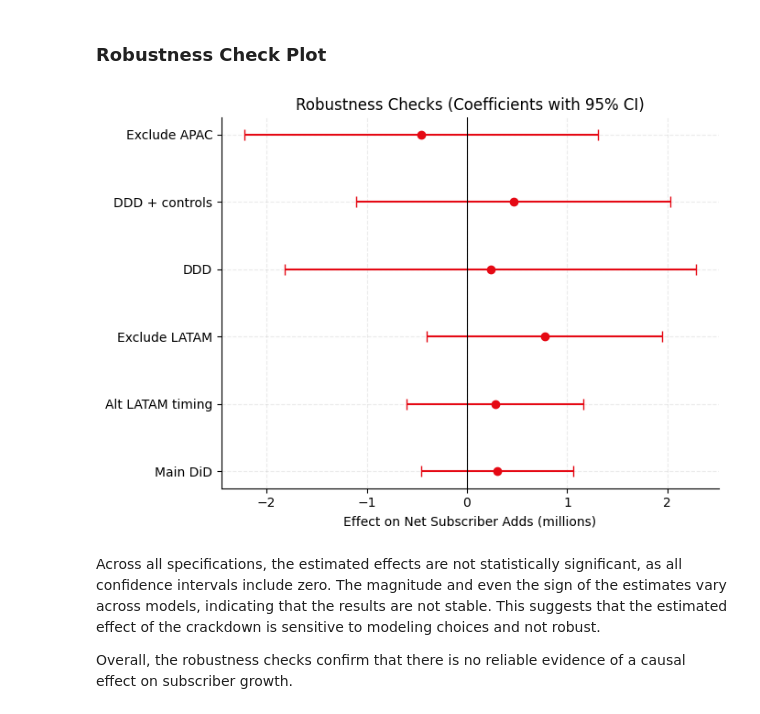
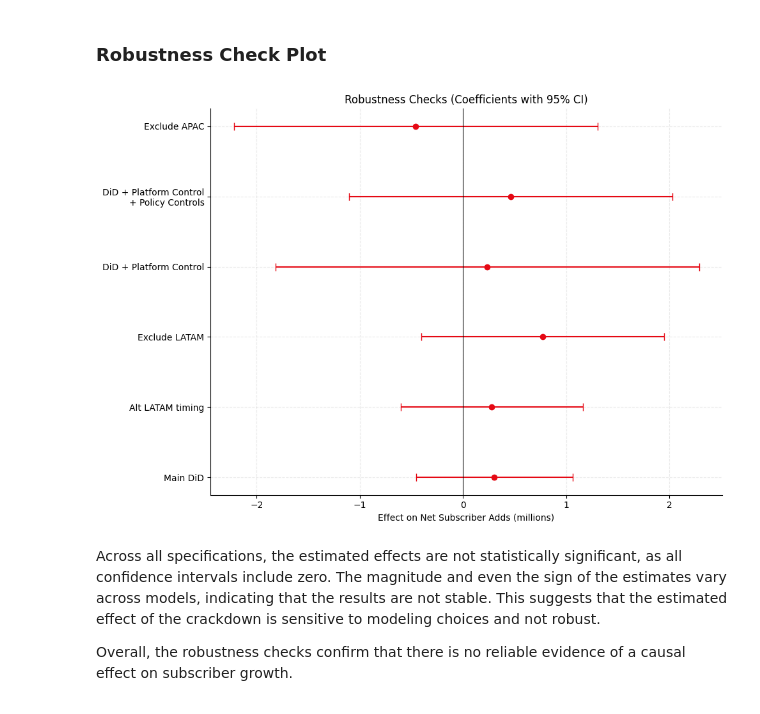
Before and after one commit to pb0104/Netflix-Password-Sharing-Crackdown, a Jupyter notebook: notebooks/03_main_analysis.ipynb, the cells around one changed output. Saved outputs shown, nothing was run; the diff lists cells and outputs as text; code cells hidden in the pictures.

```diff
--- a/notebooks/03_main_analysis.ipynb
+++ b/notebooks/03_main_analysis.ipynb
@@ -1279,34 +1292,34 @@ This supports the regression results, which show no statistically significant ef
 # %%
 robust = pd.DataFrame({
     "model": [
         "Main DiD",
         "Alt LATAM timing",
         "Exclude LATAM",
-        "DDD",
-        "DDD + controls",
+        "DiD + Platform Control",
+        "DiD + Platform Control\n+ Policy Controls",
         "Exclude APAC"
     ],
     "coef": [0.303, 0.279, 0.773, 0.236, 0.463, -0.459],
     "se":   [0.387, 0.45, 0.60, 1.047, 0.80, 0.90]  # approximate if needed
 })
 
-fig, ax = plt.subplots(figsize=(7,5))
+fig, ax = plt.subplots(figsize=(10,7))
 
 ax.errorbar(
     robust["coef"],
     robust["model"],
     xerr=1.96*robust["se"],
     fmt="o", color=RED, capsize=4
 )
 
 ax.axvline(0, color="black", lw=0.8)
 ax.set_title("Robustness Checks (Coefficients with 95% CI)")
 ax.set_xlabel("Effect on Net Subscriber Adds (millions)")
 
 plt.tight_layout()
 plt.show()
 # %% [output]
-[figure, old version]
+[figure, new version]
 # %% [markdown]
 Across all specifications, the estimated effects are not statistically significant, as all confidence intervals include zero. The magnitude and even the sign of the estimates vary across models, indicating that the results are not stable. This suggests that the estimated effect of the crackdown is sensitive to modeling choices and not robust.
 
```
Also changed, not shown: parts of 8 cells of this notebook, 3 other files.
